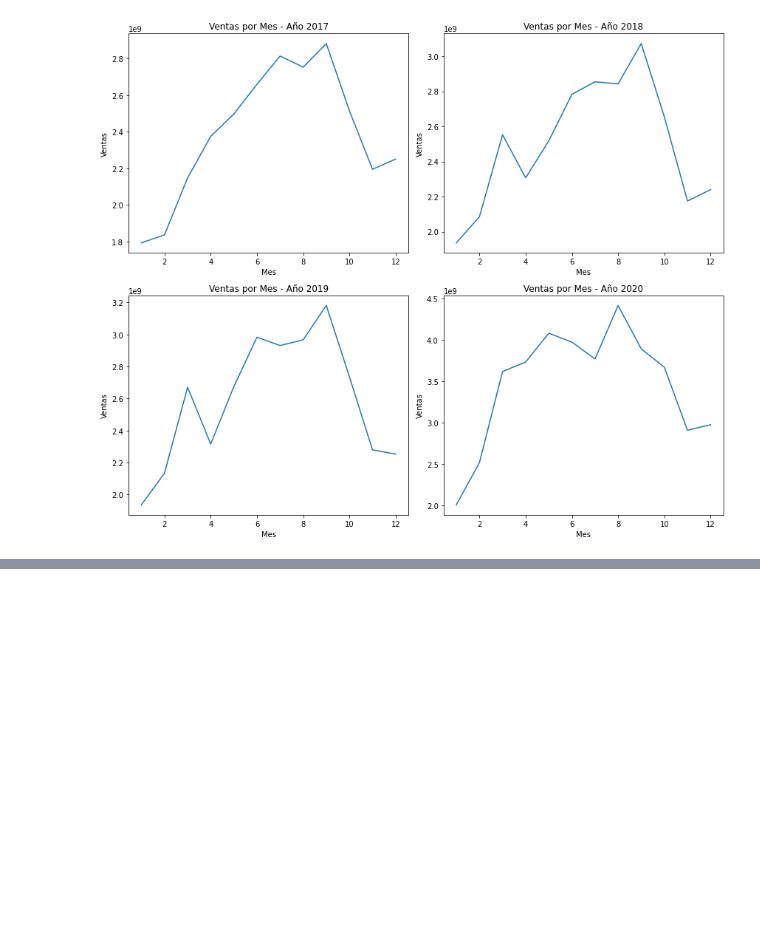
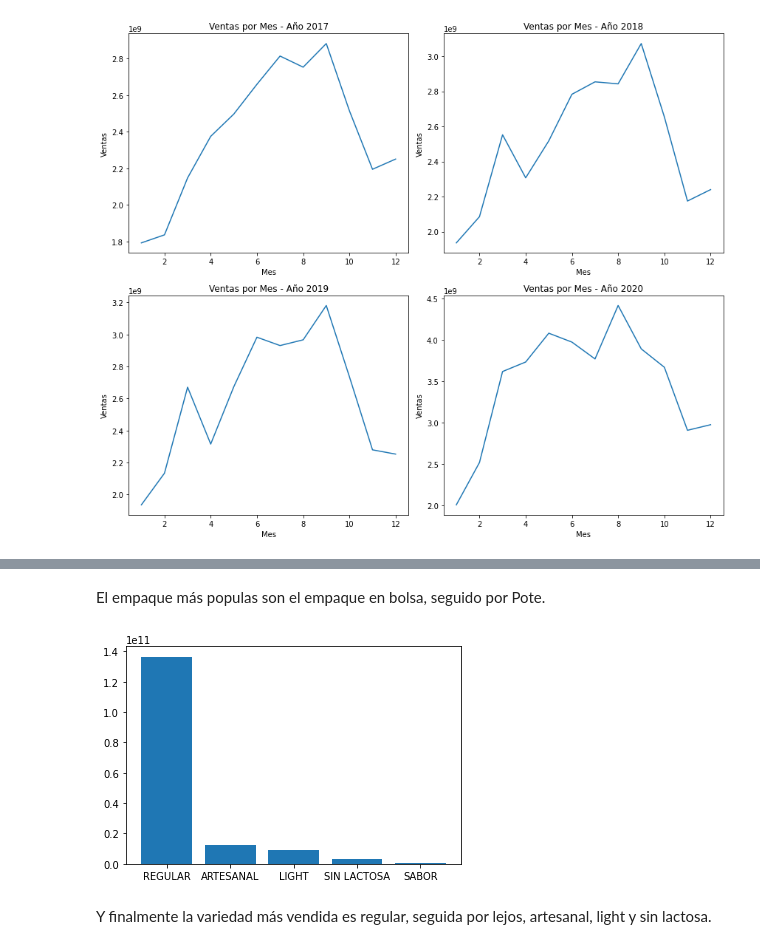
Before and after one commit to mariosanchez5/proyecto_manjar, a Jupyter notebook: 2.Análisis industria.ipynb, the cells around one changed output, grey strips where cells are left out. Saved outputs shown, nothing was run; the diff lists cells and outputs as text; code cells hidden in the pictures; blank space fills up the shorter version.

```diff
--- a/2.Análisis industria.ipynb
+++ b/2.Análisis industria.ipynb
@@ -77,0 +149,11 @@ plt.show()
+# %% [markdown]
+El empaque más populas son el empaque en bolsa, seguido por Pote.
+# %%
+vta_fab4 = df.groupby('VARIEDAD')['Vta_Pesos'].sum().sort_values(ascending=False).head(5)
+fig, ax = plt.subplots()
+ax.bar(vta_fab4.index, vta_fab4.values)
+plt.show()
+# %% [output]
+[figure, added]
+# %% [markdown]
+Y finalmente la variedad más vendida es regular, seguida por lejos, artesanal, light y sin lactosa.
```
Also changed, not shown: parts of 14 cells of this notebook, 1 other file.
